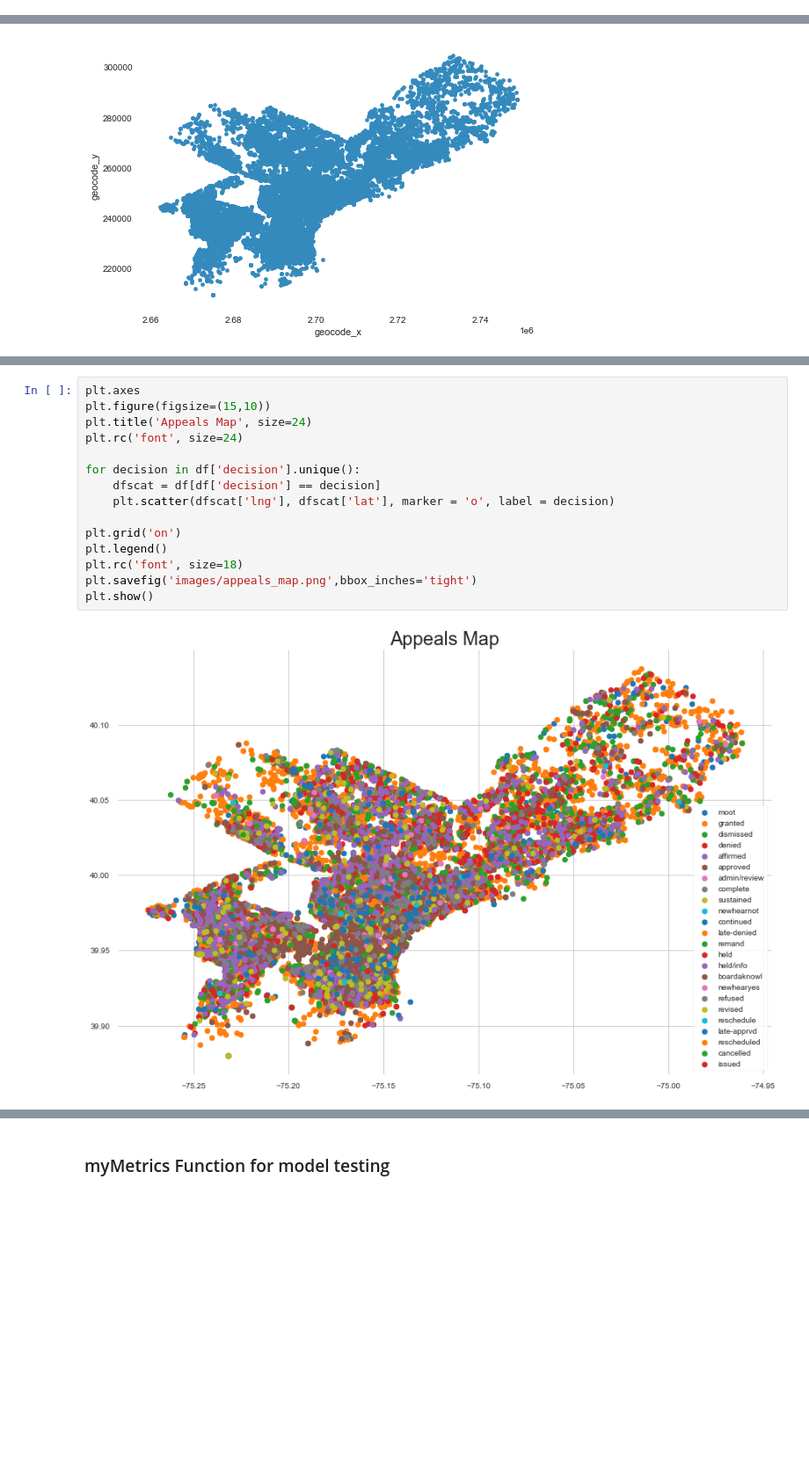
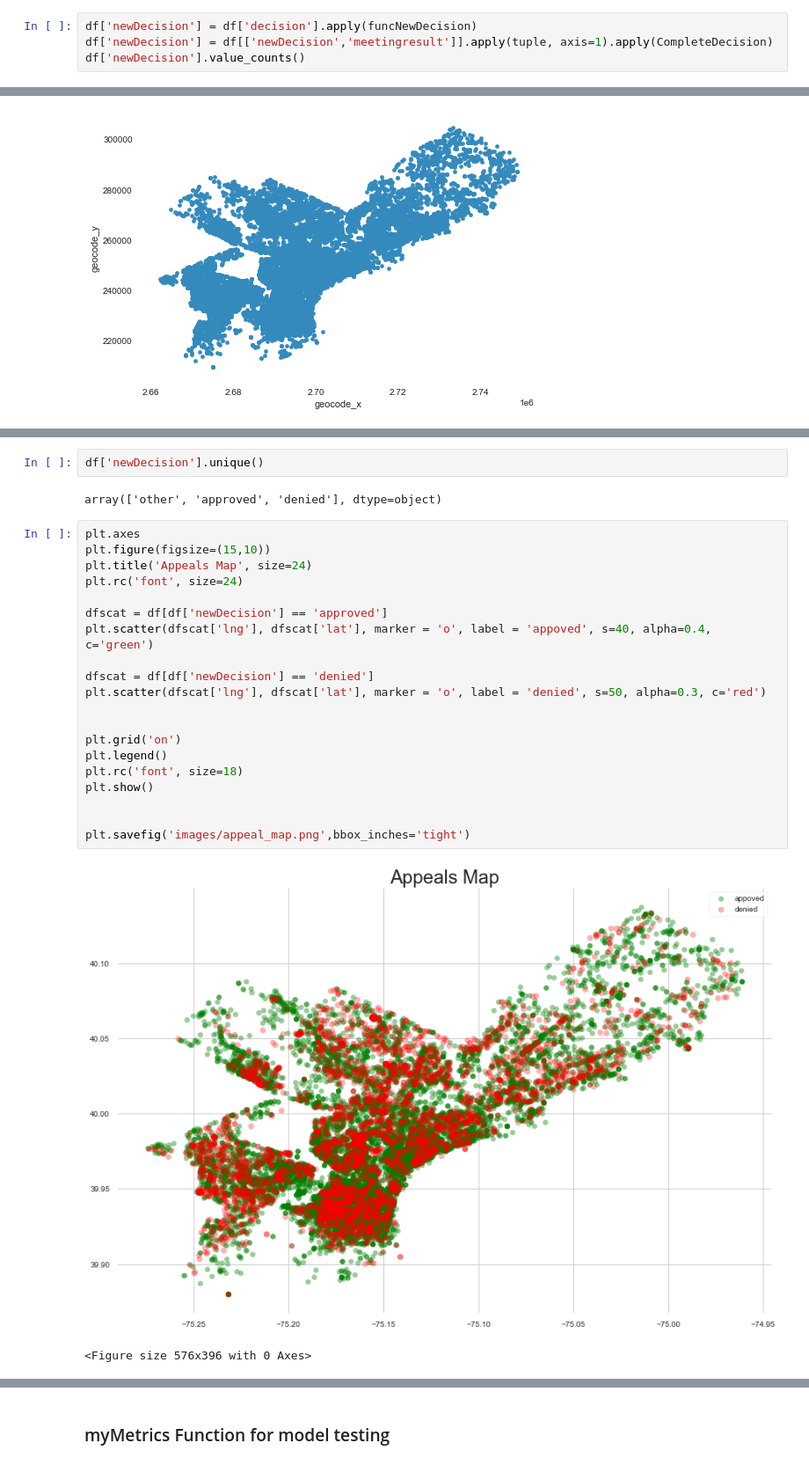
Before and after one commit to adreyzin/Philly_L_and_I_Appeals, a Jupyter notebook: City of Philadelphia Licenses and Inspections Appeals.ipynb, the cells around one changed output, grey strips where cells are left out. Shown at 88% size. Cells and saved outputs as stored; diff of their text form; blank space fills up the shorter version.

Commit message:
Scatterplot update and other WIP

```diff
--- a/City of Philadelphia Licenses and Inspections Appeals.ipynb
+++ b/City of Philadelphia Licenses and Inspections Appeals.ipynb
@@ -354,0 +467,4 @@ sorted(df['decision'].unique())
+# %%
+df['newDecision'] = df['decision'].apply(funcNewDecision)
+df['newDecision'] = df[['newDecision','meetingresult']].apply(tuple, axis=1).apply(CompleteDecision)
+df['newDecision'].value_counts()
@@ -555,20 +698,30 @@ except:
+# %%
+df['newDecision'].unique()
+# %% [output]
+array(['other', 'approved', 'denied'], dtype=object)
 # %%
 plt.axes
 plt.figure(figsize=(15,10))
 plt.title('Appeals Map', size=24)
 plt.rc('font', size=24)
 
-for decision in df['decision'].unique():
-    dfscat = df[df['decision'] == decision]
-    plt.scatter(dfscat['lng'], dfscat['lat'], marker = 'o', label = decision)
+dfscat = df[df['newDecision'] == 'approved']
+plt.scatter(dfscat['lng'], dfscat['lat'], marker = 'o', label = 'appoved', s=40, alpha=0.4, c='green')
+
+dfscat = df[df['newDecision'] == 'denied']
+plt.scatter(dfscat['lng'], dfscat['lat'], marker = 'o', label = 'denied', s=50, alpha=0.3, c='red')
+
 
 plt.grid('on')
 plt.legend()
 plt.rc('font', size=18)
-plt.savefig('images/appeals_map.png',bbox_inches='tight')
 plt.show()
+
+
+plt.savefig('images/appeal_map.png',bbox_inches='tight')
 # %% [output]
-[figure, old version]
+[figure, new version]
+<Figure size 576x396 with 0 Axes>
 # %%
 #Distance from CC
 df['fromCC'].hist()
```
Also changed, not shown: parts of 51 cells of this notebook, 2 other files.
